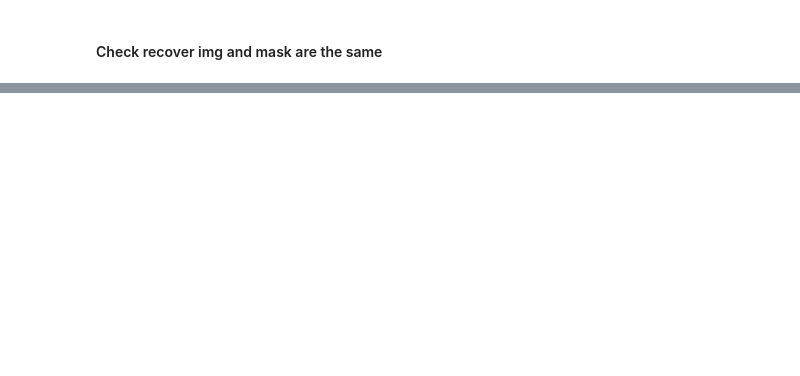
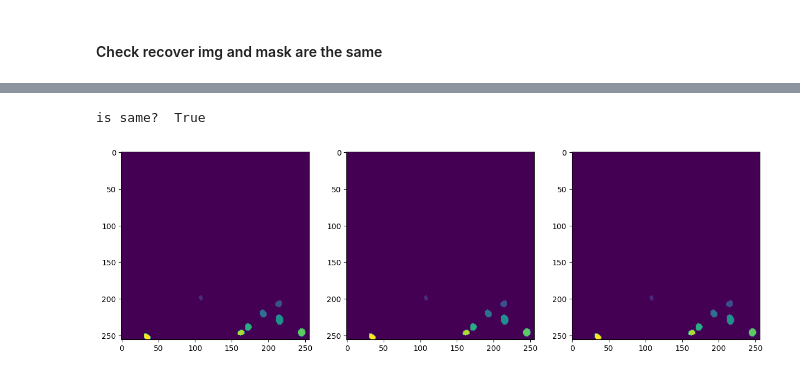
Before and after one commit to yin-n/cell_annotation, a Jupyter notebook: annotation.ipynb, the cells around one changed output, grey strips where cells are left out. Saved outputs shown, nothing was run; the diff lists cells and outputs as text; code cells hidden in the pictures; blank space fills up the shorter version.

```diff
--- a/annotation.ipynb
+++ b/annotation.ipynb
@@ -731,0 +444,13 @@ df
+# %%
+crop_mask1 = tf.imread('./crops/0002_mask1.tif')
+crop_mask2 = tf.imread('./crops/0002_mask2.tif')
+crop_mask3 = tf.imread('./crops/0002_mask3.tif')
+# %%
+fig, ax = plt.subplots(1,3, figsize = (15,5))
+ax[0].imshow(crop_mask1)
+ax[1].imshow(crop_mask2)
+ax[2].imshow(crop_mask3)
+print('is same? ', np.sum(np.equal(crop_mask1,crop_mask2, crop_mask3))== 65536)
+# %% [output]
+is same?  True
+[figure, added]
```
Also changed, not shown: parts of 49 cells of this notebook, 2 other files.
